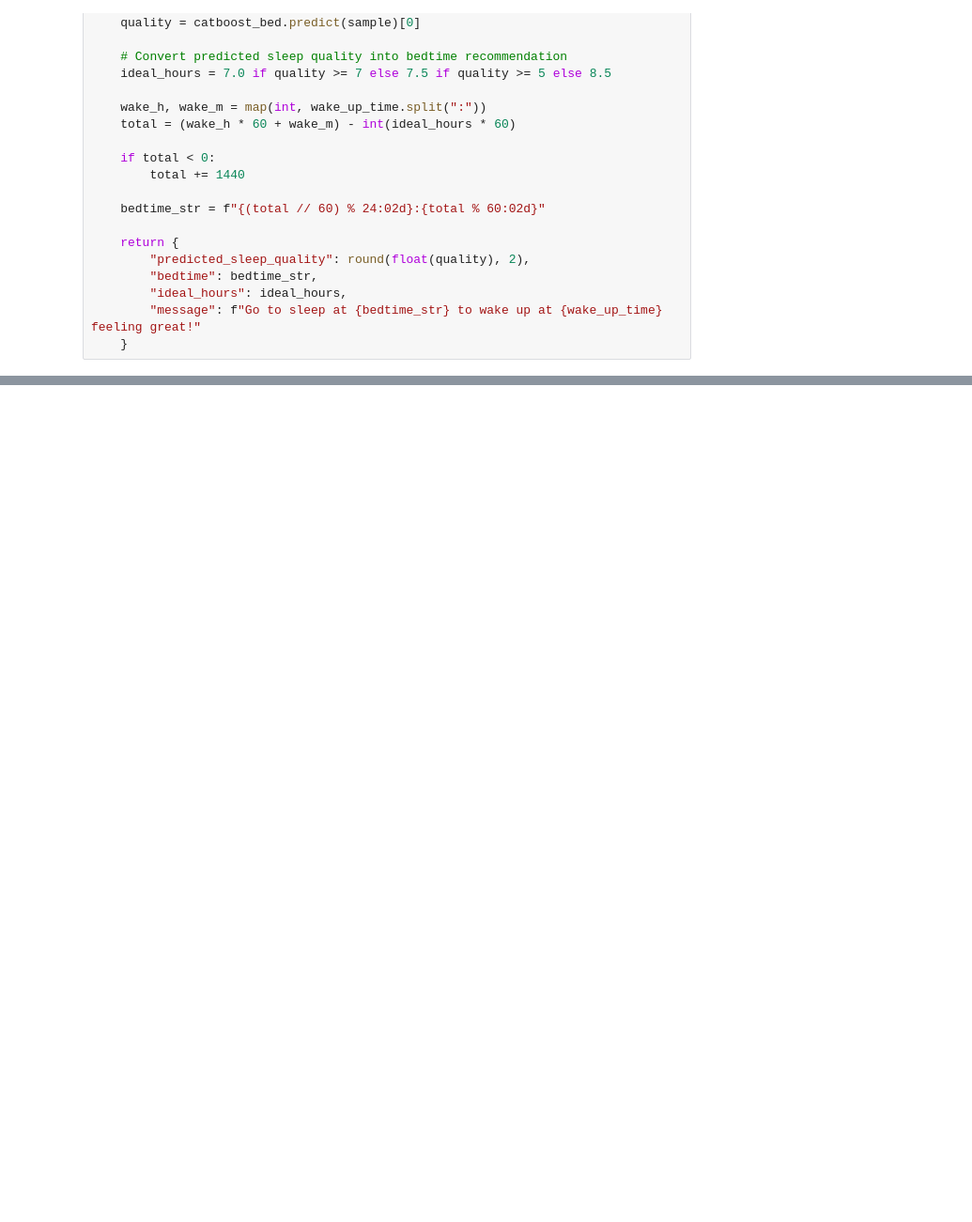
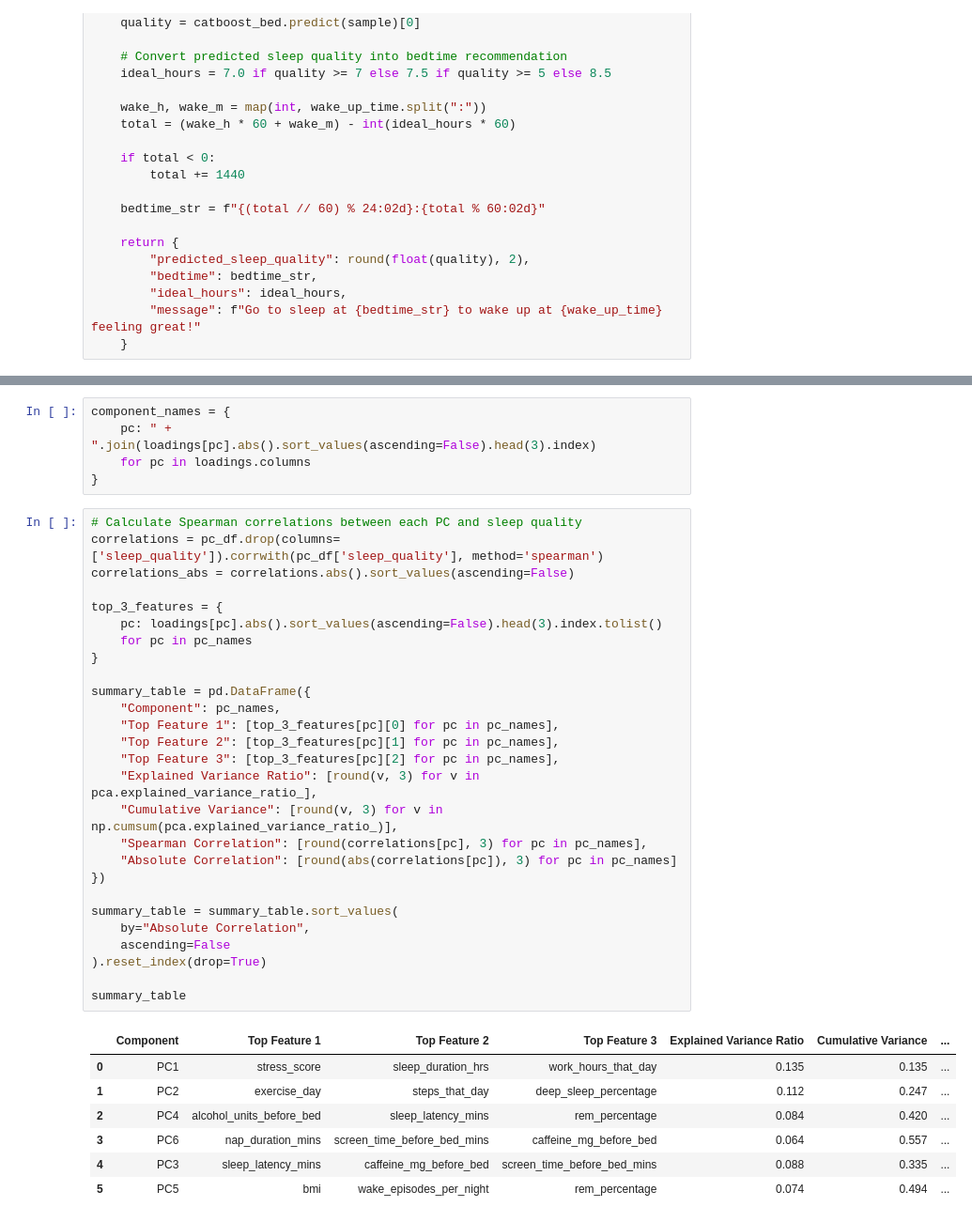
Before and after one commit to ibtihal7alharbi-tech/ML-project, a Jupyter notebook: sleep_disorder_risk_prediction.ipynb, the cells around one changed output, grey strips where cells are left out. Shown at 94% size. Cells and saved outputs as stored; diff of their text form; blank space fills up the shorter version.

```diff
--- a/sleep_disorder_risk_prediction.ipynb
+++ b/sleep_disorder_risk_prediction.ipynb
@@ -1690,0 +1654,40 @@ def get_saboteurs(user_input):
+# %%
+component_names = {
+    pc: " + ".join(loadings[pc].abs().sort_values(ascending=False).head(3).index)
+    for pc in loadings.columns
+}
+# %%
+# Calculate Spearman correlations between each PC and sleep quality
+correlations = pc_df.drop(columns=['sleep_quality']).corrwith(pc_df['sleep_quality'], method='spearman')
+correlations_abs = correlations.abs().sort_values(ascending=False)
+
+top_3_features = {
+    pc: loadings[pc].abs().sort_values(ascending=False).head(3).index.tolist()
+    for pc in pc_names
+}
+
+summary_table = pd.DataFrame({
+    "Component": pc_names,
+    "Top Feature 1": [top_3_features[pc][0] for pc in pc_names],
+    "Top Feature 2": [top_3_features[pc][1] for pc in pc_names],
+    "Top Feature 3": [top_3_features[pc][2] for pc in pc_names],
+    "Explained Variance Ratio": [round(v, 3) for v in pca.explained_variance_ratio_],
+    "Cumulative Variance": [round(v, 3) for v in np.cumsum(pca.explained_variance_ratio_)],
+    "Spearman Correlation": [round(correlations[pc], 3) for pc in pc_names],
+    "Absolute Correlation": [round(abs(correlations[pc]), 3) for pc in pc_names]
+})
+
+summary_table = summary_table.sort_values(
+    by="Absolute Correlation",
+    ascending=False
+).reset_index(drop=True)
+
+summary_table
+# %% [output]
+|  | Component | Top Feature 1 | Top Feature 2 | Top Feature 3 | Explained Variance Ratio | Cumulative Variance | ... |
+| 0 | PC1 | stress_score | sleep_duration_hrs | work_hours_that_day | 0.135 | 0.135 | ... |
+| 1 | PC2 | exercise_day | steps_that_day | deep_sleep_percentage | 0.112 | 0.247 | ... |
+| 2 | PC4 | alcohol_units_before_bed | sleep_latency_mins | rem_percentage | 0.084 | 0.420 | ... |
+| 3 | PC6 | nap_duration_mins | screen_time_before_bed_mins | caffeine_mg_before_bed | 0.064 | 0.557 | ... |
+| 4 | PC3 | sleep_latency_mins | caffeine_mg_before_bed | screen_time_before_bed_mins | 0.088 | 0.335 | ... |
+| 5 | PC5 | bmi | wake_episodes_per_night | rem_percentage | 0.074 | 0.494 | ... |
```
Also changed, not shown: parts of 15 cells of this notebook.
